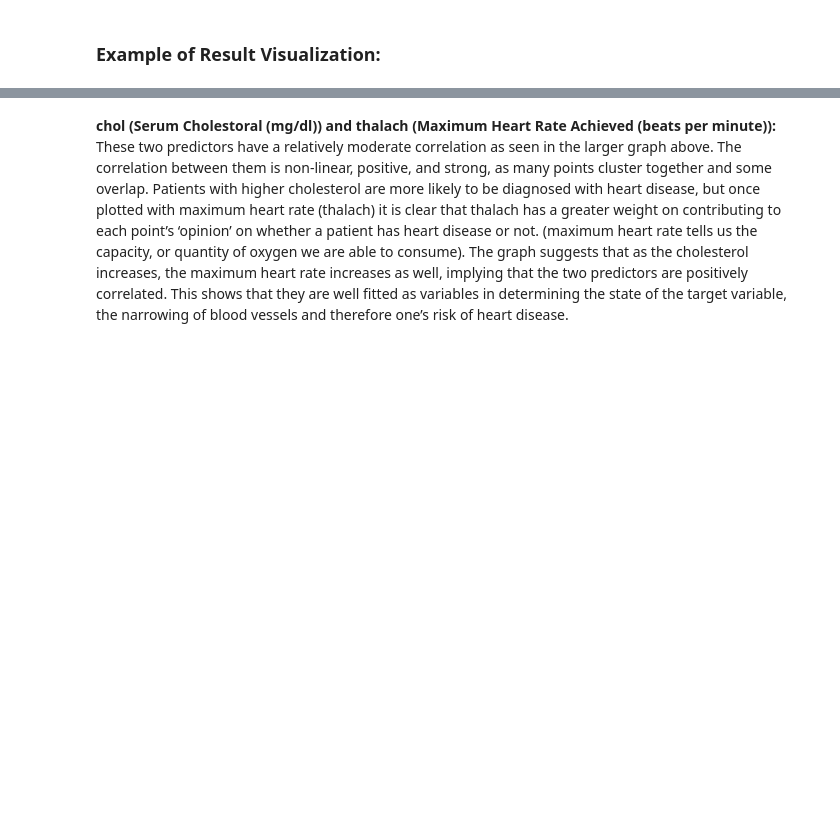
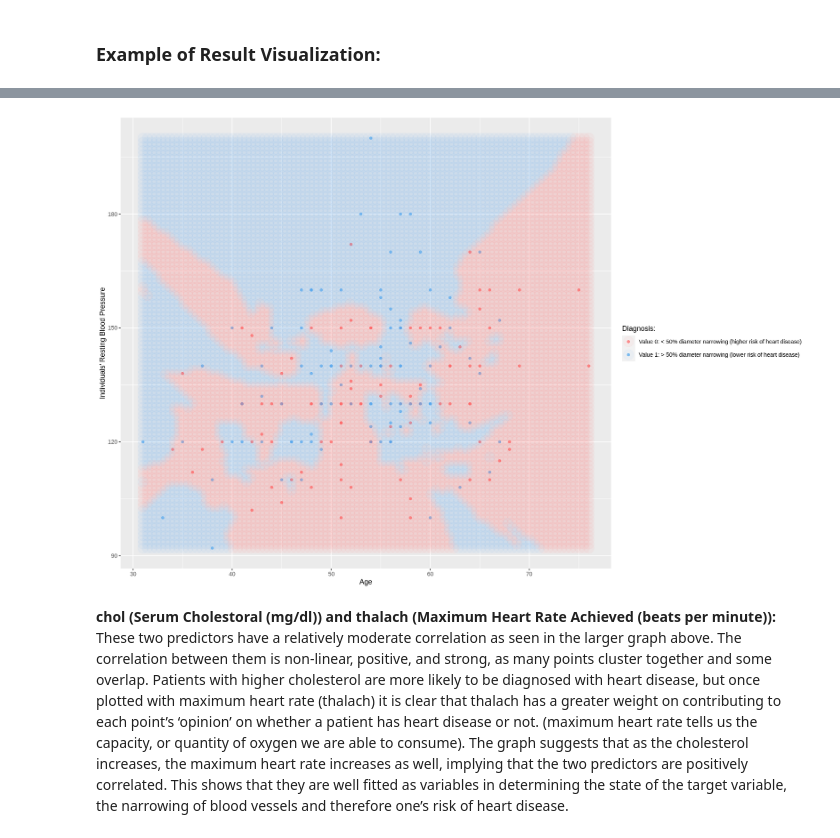
Before and after one commit to Yujinjen/group_project, a Jupyter notebook: DSCI_G36_Project_Submission.ipynb, the cells around one changed output, grey strips where cells are left out. Drawn from its saved outputs; the diff is of its cells as text; code cells hidden in the pictures; blank space fills up the shorter version.

```diff
--- a/DSCI_G36_Project_Submission.ipynb
+++ b/DSCI_G36_Project_Submission.ipynb
@@ -369,29 +368,30 @@ ERROR: Error in nearest_neighbor(weight_func = "rectangular", neighbors = 12) %>
 # %%
 set.seed(1234)
 
 options(repr.plot.width=15, repr.plot.height=10)
 
 wkflw_plot <- ggplot() +
               geom_point(data = heart_disease_training,
                          mapping = aes(x = age,
                                        y = trestbps,
                                        color = num),
                          alpha = 0.75) +
               geom_point(data = prediction_table,
                          mapping = aes(x = age,
                                        y = trestbps,
                                        color = num),
-                         alpha = 0.05,
-                         size = 7) +
+                         alpha = 0.05, size = 7) +
               labs(color = "Diagnosis:",
                    x = "Age",
                    y = "Individuals’ Resting Blood Pressure"
 #                    , title = "Figure 2.1: Visualization of Serum Cholesterol and Maximum Heart Rate Achieved to Predict Risk of Heart Disease"
                   ) +
               scale_color_manual(labels = c("Value 0: < 50% diameter narrowing (higher risk of heart disease)", "Value 1: > 50% diameter narrowing (lower risk of heart disease)"),
                                  values = c("indianred1", "steelblue2"))
 
 wkflw_plot
+# %% [output]
+[figure, added]
 # %% [markdown]
 **chol (Serum Cholestoral (mg/dl)) and thalach (Maximum Heart Rate Achieved (beats per minute)):**
 These two predictors have a relatively moderate correlation as seen in the larger graph above. The correlation between them is non-linear, positive, and strong, as many points cluster together and some overlap. Patients with higher cholesterol are more likely to be diagnosed with heart disease, but once plotted with maximum heart rate (thalach) it is clear that thalach has a greater weight on contributing to each point’s ‘opinion’ on whether a patient has heart disease or not. (maximum heart rate tells us the capacity, or quantity of oxygen we are able to consume).  The graph suggests that as the cholesterol increases, the maximum heart rate increases as well, implying that the two predictors are positively correlated. This shows that they are well fitted as variables in determining the state of the target variable, the narrowing of blood vessels and therefore one’s risk of heart disease.
```
Also changed, not shown: parts of 4 cells of this notebook.
